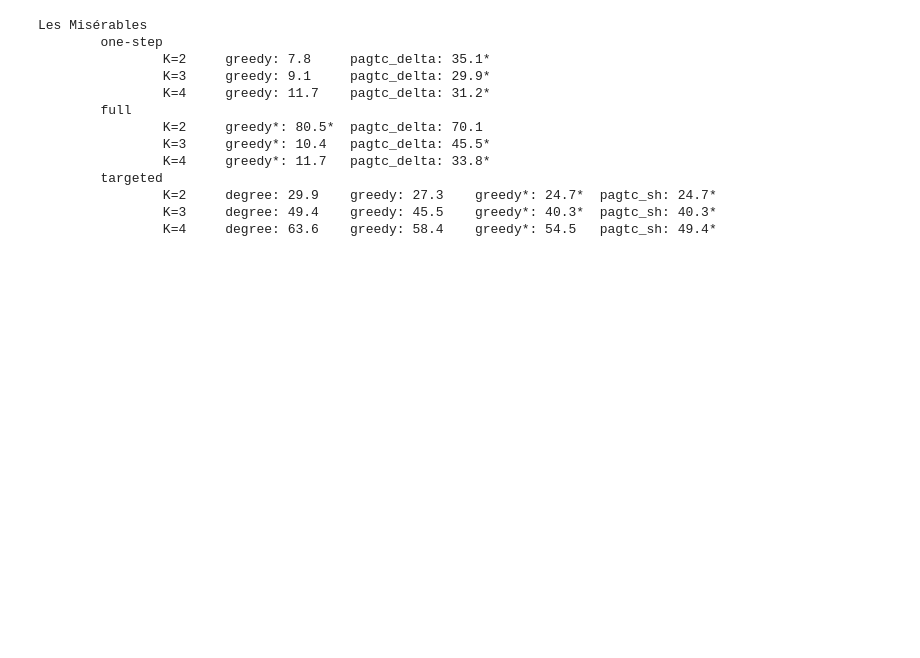
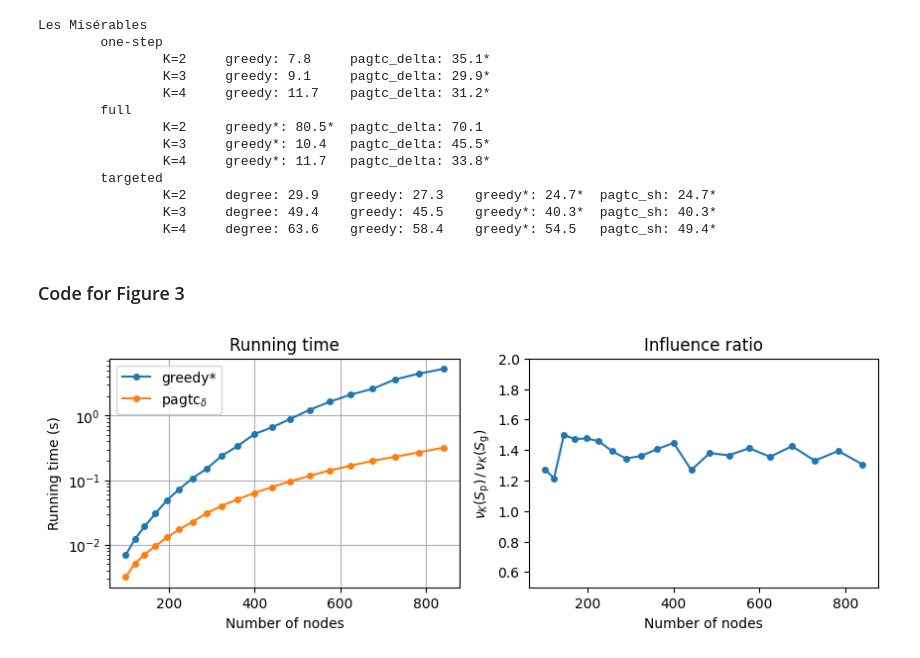
Before and after one commit to francesco-zigliotto/pagtc-complex-contagion, a Jupyter notebook: pagtc.ipynb, the cells around one changed output. Saved outputs shown, nothing was run; the diff lists cells and outputs as text; code cells hidden in the pictures; blank space fills up the shorter version.

```diff
--- a/pagtc.ipynb
+++ b/pagtc.ipynb
@@ -248,7 +250,7 @@ def greedy_strategy(G, K, influenced):
     for u in [w for w in G if w not in influenced]:
         try_influenced = influenced.copy()
         try_influenced.append(u)
-        try_influenced = one_step_evolution(G, K, try_influenced)
+        try_influenced = one_round_evolution(G, K, try_influenced)
         if len(try_influenced) > best:
             best = len(try_influenced)
             best_u = u
@@ -272,7 +274,7 @@ def full_greedy_strategy(G, K, influenced):
 # Test different strategies for one-round influence in K-CC problem, with budget r
 #   - g_input can be a graph or a list of graphs (the average performance will be used in that case)
 #   - if opt==True also computes optimal solution
-def test_one_step_evolution(g_input, K, r, strategies, opt=False, draw=True, **kwargs):
+def test_one_round_evolution(g_input, K, r, strategies, opt=False, draw=True, **kwargs):
     if isinstance(g_input, (list, tuple)):
         g_list = g_input
         draw = False
@@ -287,7 +289,7 @@ def test_one_step_evolution(g_input, K, r, strategies, opt=False, draw=True, **k
             _, ax = plt.subplots(1, len(solutions), figsize=(8,8/len(solutions)))
         for i, label in enumerate(solutions):
             influenced = solutions[label]
-            new_influenced = one_step_evolution(G, K, influenced)
+            new_influenced = one_round_evolution(G, K, influenced)
             if draw:
                 colors = ['r' if u in influenced else ('b' if u in new_influenced else 'k') for u in G]
                 nx.draw(G.to_undirected(), ax=ax[i], node_size=30, node_color=colors, **kwargs)
@@ -367,7 +369,7 @@ def find_opt_group(G, K, r):
     best_subset = None
     all_combos = itertools.combinations(nodes, r)
     total = math.comb(len(nodes), r)
-    for subset in tqdm(all_combos, total=total):
+    for subset in tqdm(all_combos, total=total, leave=False):
         influenced = set(subset)
         new_influenced = {
             u for u in nodes
@@ -388,7 +390,7 @@ def find_full_opt_group(G, K, r):
     best_subset = None
     all_combos = itertools.combinations(nodes, r)
     total = math.comb(len(nodes), r)
-    for subset in tqdm(all_combos, total=total):
+    for subset in tqdm(all_combos, total=total, leave=False):
         influenced = set(subset)
         changed = True
         while changed:
@@ -446,6 +448,6 @@ strategies = {
     'greedy': greedy_strategy,
     r'pagtc$_\delta$': pagtc_delta_strategy(T-1),
 }
-score = test_one_step_evolution(G, m, T, strategies=strategies, opt=True, draw=True, pos={u:u for u in G})
+score = test_one_round_evolution(G, m, T, strategies=strategies, opt=True, draw=True, pos={u:u for u in G})
 # %% [output]
 [figure]
@@ -482,7 +471,7 @@ for G, graph_name in graphs:
             'greedy': greedy_strategy,
             'pagtc_delta': pagtc_delta_strategy(r-1),
         }
-        score = test_one_step_evolution(G, K, r, strategies, opt=False, draw=False)
+        score = test_one_round_evolution(G, K, r, strategies, opt=False, draw=False)
         print(f'\t\tK={K}\t', end='')
         print_score(score, list(strategies.keys())+['opt'])
 
@@ -522,3 +511,58 @@ Les Misérables
                 K=2     degree: 29.9    greedy: 27.3    greedy*: 24.7*  pagtc_sh: 24.7*
                 K=3     degree: 49.4    greedy: 45.5    greedy*: 40.3*  pagtc_sh: 40.3*
                 K=4     degree: 63.6    greedy: 58.4    greedy*: 54.5   pagtc_sh: 49.4*
+# %% [markdown]
+### Code for Figure 3
+# %%
+small_world = {}
+for n in range(10,30):
+    G = nx.navigable_small_world_graph(n, q=3, dim=2, seed=42)
+    G.remove_edges_from(nx.selfloop_edges(G))
+    G = G.to_undirected().to_directed()
+    small_world[n] = G
+
+strategies = {
+    'greedy*': full_greedy_strategy,
+    r'pagtc$_\delta$': None,
+}
+
+for strategy in strategies:
+    score = {strategy: {} for strategy in strategies}
+    running_time = {strategy: {} for strategy in strategies}
+
+for n in small_world:
+    G = small_world[n]
+    n_nodes = len(G.nodes())
+
+    K = 5
+    r = int(len(G)/10)
+
+    strategies[r'pagtc$_\delta$'] = pagtc_delta_strategy(r-1)
+
+    for strategy in strategies:
+        tic = time.time()
+        score[strategy][n_nodes] = test_one_round_evolution(G, K, r, {strategy: strategies[strategy]}, opt=False, draw=False)[strategy]
+        toc = time.time()
+        running_time[strategy][n_nodes] = toc - tic
+
+fig, ax = plt.subplots(1, 2, figsize=(10,3))
+
+for strategy in strategies:
+    ax[0].semilogy(running_time[strategy].keys(), running_time[strategy].values(), label=strategy, marker='o', markersize=4)
+
+x = list(score['greedy*'].keys())
+y = [score[r'pagtc$_\delta$'][k] / score['greedy*'][k] for k in x]
+ax[1].plot(x, y, marker='o', markersize=4)
+
+ax[0].set_xlabel('Number of nodes')
+ax[0].set_ylabel('Running time (s)')
+ax[0].set_title('Running time')
+ax[0].legend()
+ax[0].grid()
+ax[1].set_xlabel('Number of nodes')
+ax[1].set_ylabel(r'$\nu_K(S_{\mathrm{p}})\,/\,\nu_K(S_{\mathrm{g}})$')
+ax[1].set_title('Influence ratio')
+ax[1].set_ylim(0.5,2)
+pass
+# %% [output]
+[figure, added]
```
Also changed, not shown: parts of 9 cells of this notebook, 4 other files.
